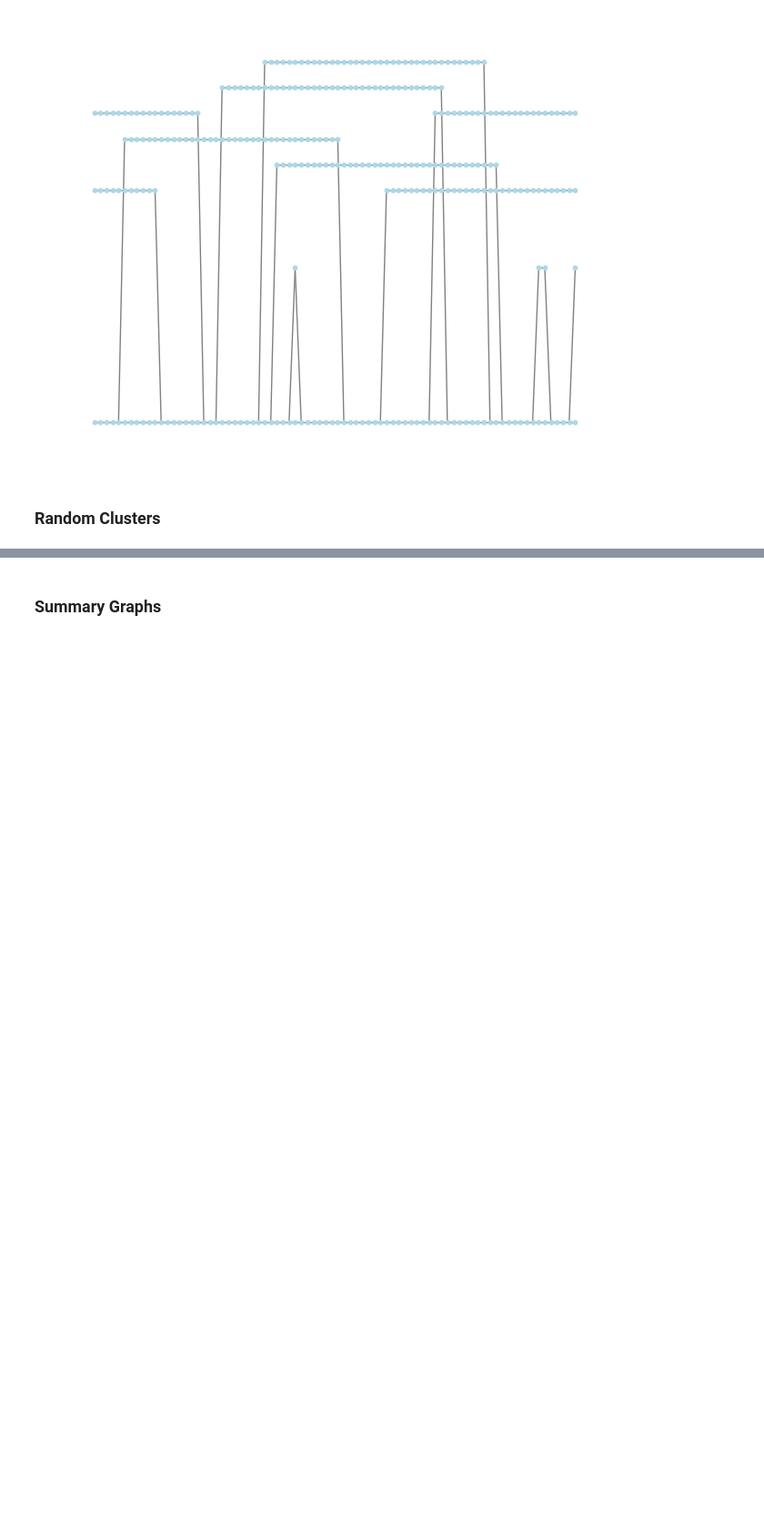
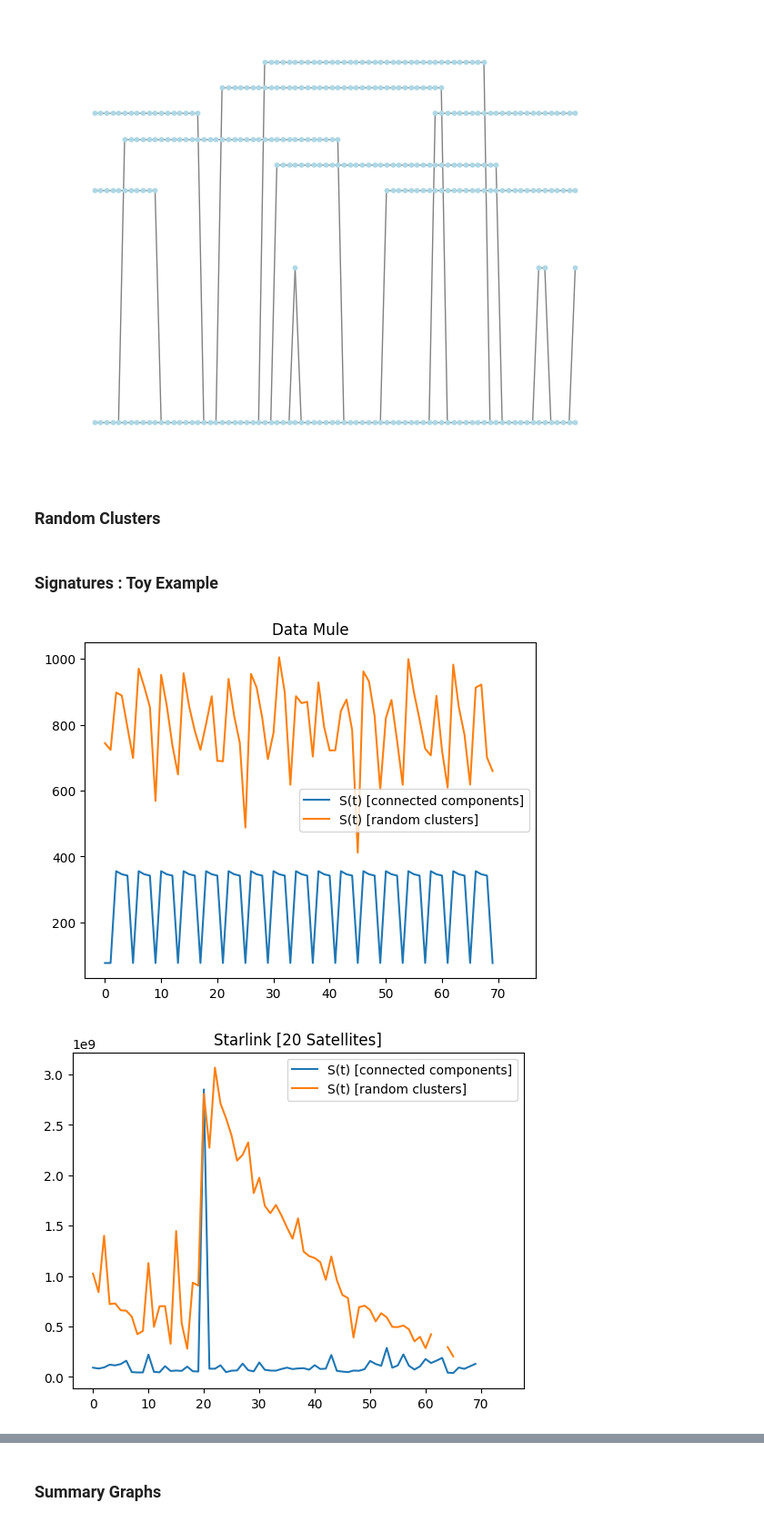
Before and after one commit to robertcardona/curvature, a Jupyter notebook: notebooks/Curvature.ipynb, the cells around one changed output, grey strips where cells are left out. Shown at 91% size. Cells and saved outputs as stored; diff of their text form; code cells hidden in the pictures; blank space fills up the shorter version.

Commit message:
Add initial signature plots

```diff
--- a/notebooks/Curvature.ipynb
+++ b/notebooks/Curvature.ipynb
@@ -104,17 +104,18 @@ draw_reeb_graph(rg_c)
 ### Evenly Sampled Reeb Graphs
 # %%
 # scenario a : r = 1
-rg_a = network_a.get_reeb_graph(np.arange(0, 80, 1).tolist())
+sample_times_a = np.arange(0, 80, 1).tolist()
+rg_a = network_a.get_reeb_graph(sample_times_a)
 draw_reeb_graph(rg_a)
 
 # scenario's b and c : r = 1080
 start_time, end_time, r = 0, 86400, 1080
-sample_times = np.arange(start_time, end_time, r).tolist()
+sample_times_b = sample_times_c = np.arange(start_time, end_time, r).tolist()
 
-rg_b = network_b.get_reeb_graph(sample_times = sample_times)
+rg_b = network_b.get_reeb_graph(sample_times = sample_times_b)
 draw_reeb_graph(rg_b)
 
-rg_c = network_c.get_reeb_graph(sample_times = sample_times)
+rg_c = network_c.get_reeb_graph(sample_times = sample_times_c)
 draw_reeb_graph(rg_c)
 # %% [output]
 [figure]
@@ -122,3 +123,36 @@ draw_reeb_graph(rg_c)
 [figure]
 # %% [markdown]
 ### Random Clusters
+# %% [markdown]
+### Signatures : Toy Example
+# %%
+def plot_signatures(network, sample_times, r: float = 1, title = None) -> None:
+    distance_matrices = network.calculate_distances(r = r)
+    signatures_cc = calculate_signatures(
+        distance_matrices,
+        build_clusters(network, sample_times)
+    )
+    signatures_rc = calculate_signatures(
+        distance_matrices,
+        build_clusters(network, sample_times, randomize = True)
+    )
+
+    if title is not None:
+        plt.title(title)
+    plt.plot(signatures_cc, label="S(t) [connected components]")
+    plt.plot(signatures_rc, label="S(t) [random clusters]")
+    plt.legend()
+    plt.show()
+    return None
+
+# scenario a
+plot_signatures(network_a, sample_times_a, r = 1, title = scenario_a)
+
+# scenario b
+plot_signatures(network_b, sample_times_b, r = 1080, title = scenario_b)
+
+# scenario c
+plot_signatures(network_c, sample_times_c, r = 1080, title = scenario_c)
+# %% [output]
+[figure, added]
+[figure, added]
```
Also changed, not shown: parts of 3 cells of this notebook.
